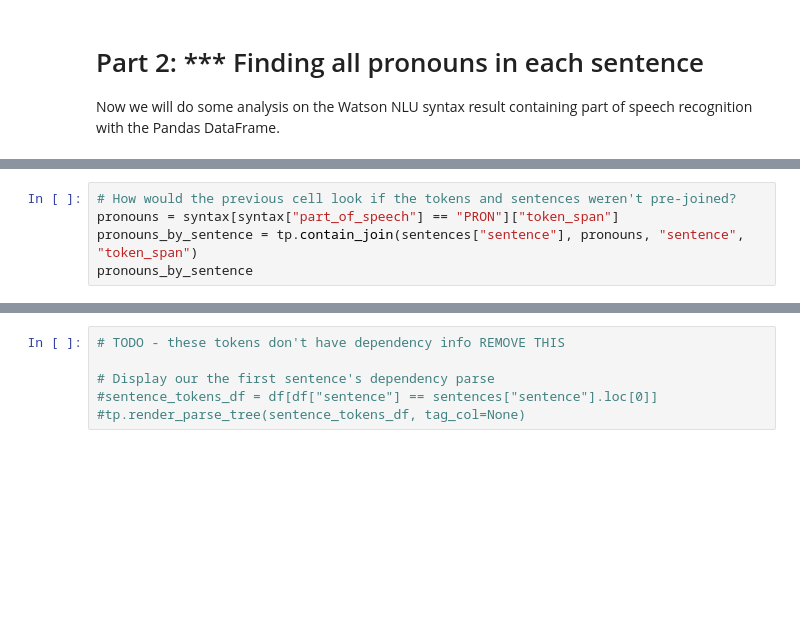
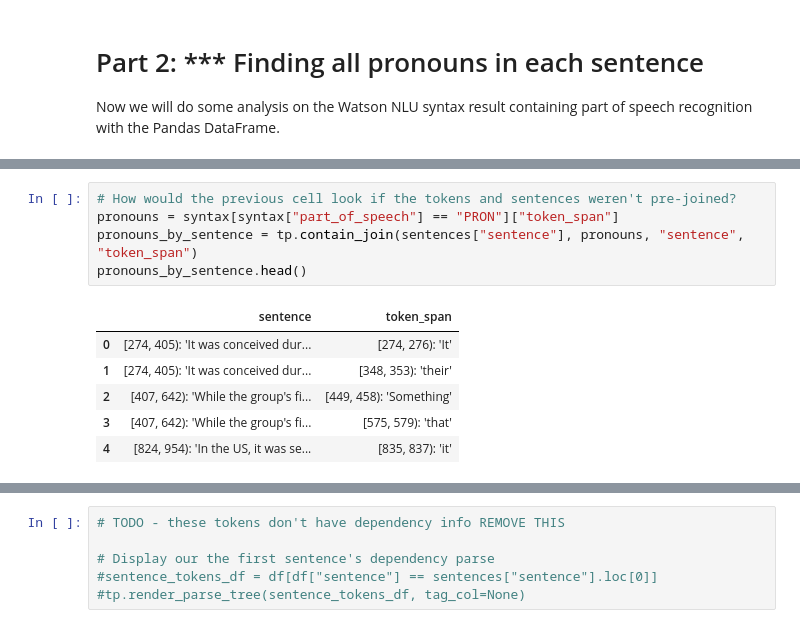
Before and after one commit to CODAIT/text-extensions-for-pandas, a Jupyter notebook: notebooks/Watson_NLU_Demo.ipynb, the cells around one changed output, grey strips where cells are left out. Saved outputs shown, nothing was run; the diff lists cells and outputs as text; blank space fills up the shorter version.

```diff
--- a/notebooks/Watson_NLU_Demo.ipynb
+++ b/notebooks/Watson_NLU_Demo.ipynb
@@ -210,8 +248,15 @@ pronouns_by_sentence
 # %%
 # How would the previous cell look if the tokens and sentences weren't pre-joined?
 pronouns = syntax[syntax["part_of_speech"] == "PRON"]["token_span"]
 pronouns_by_sentence = tp.contain_join(sentences["sentence"], pronouns, "sentence", "token_span")
-pronouns_by_sentence
+pronouns_by_sentence.head()
+# %% [output]
+|  | sentence | token_span |
+| 0 | [274, 405): 'It was conceived dur... | [274, 276): 'It' |
+| 1 | [274, 405): 'It was conceived dur... | [348, 353): 'their' |
+| 2 | [407, 642): 'While the group's fi... | [449, 458): 'Something' |
+| 3 | [407, 642): 'While the group's fi... | [575, 579): 'that' |
+| 4 | [824, 954): 'In the US, it was se... | [835, 837): 'it' |
 # %%
 # Ask the tokens of the first sentence to render themselves as HTML
 sentence_tokens_df = syntax[syntax["sentence"] == sentences["sentence"].loc[0]]
```
Also changed, not shown: parts of 12 cells of this notebook, 3 other files.
